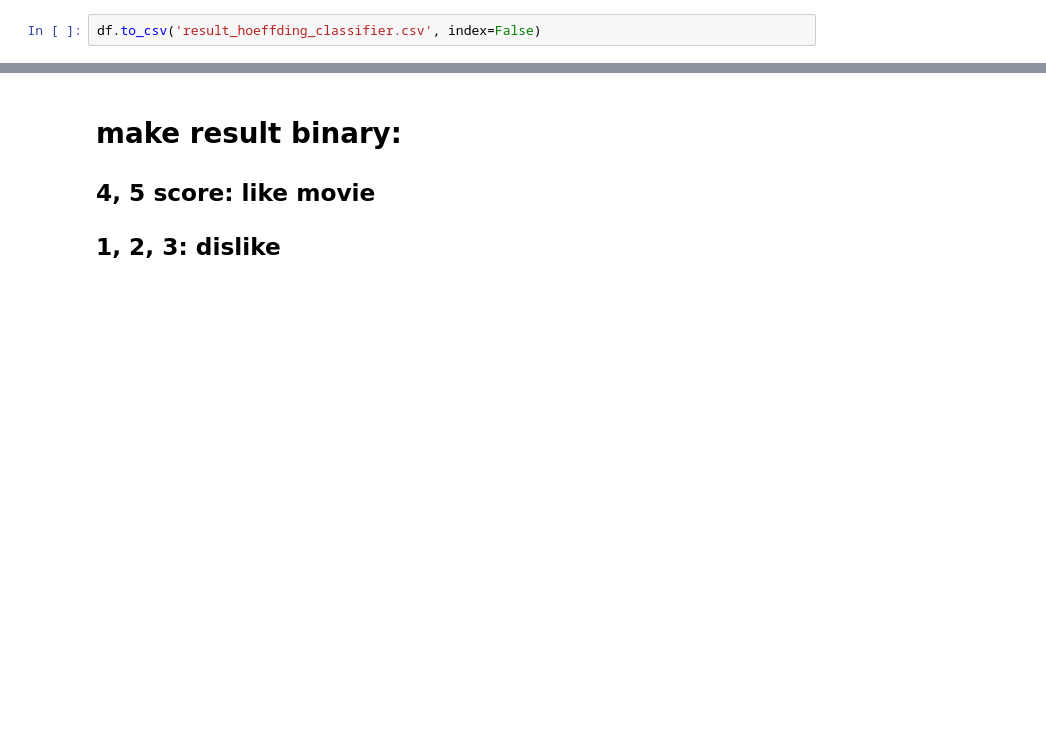
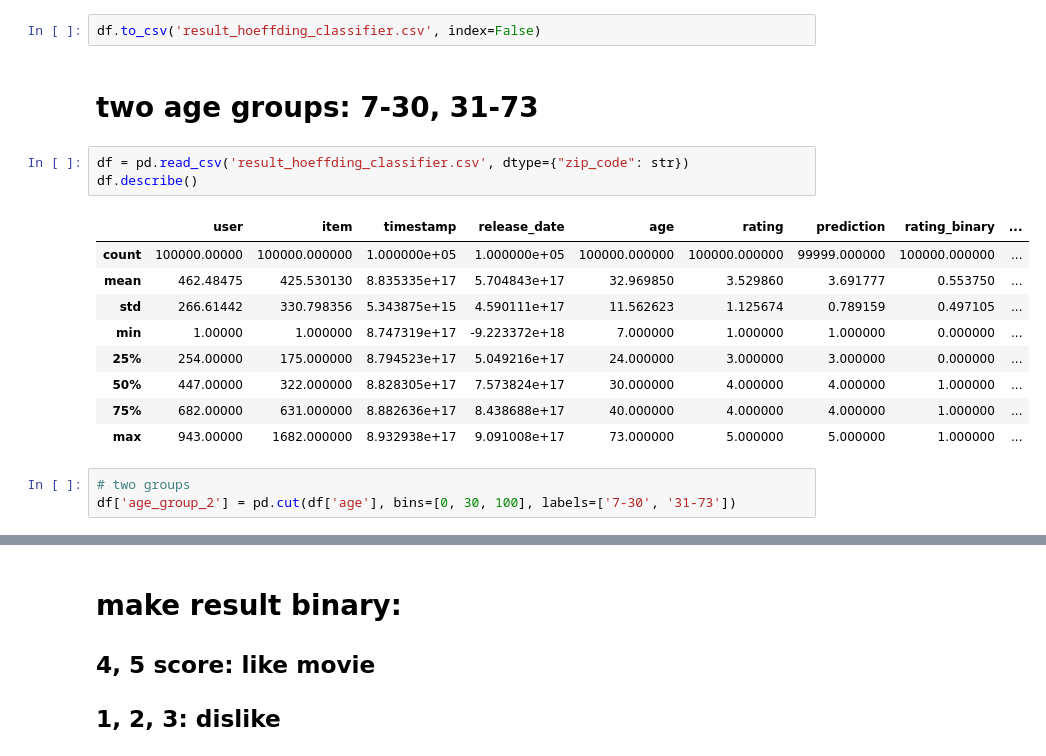
Before and after one commit to JinyangLi01/DFMonitor, a Jupyter notebook: experiments/movielens/river100K/river_movielens_preprocess_1.ipynb, the cells around one changed output, grey strips where cells are left out. Saved outputs shown, nothing was run; the diff lists cells and outputs as text; blank space fills up the shorter version.

```diff
--- a/experiments/movielens/river100K/river_movielens_preprocess_1.ipynb
+++ b/experiments/movielens/river100K/river_movielens_preprocess_1.ipynb
@@ -237,3 +419,21 @@ df.head()
 | 4 | 259 | 173 | 874732043000000000 | Princess Bride, The (1987) | 536457600000000000 | action, adventure, comedy, romance | 21.0 | M | student | 48823 | ... |
 # %%
 df.to_csv('result_hoeffding_classifier.csv', index=False)
+# %% [markdown]
+ # two age groups: 7-30, 31-73
+# %%
+df = pd.read_csv('result_hoeffding_classifier.csv', dtype={"zip_code": str})
+df.describe()
+# %% [output]
+|  | user | item | timestamp | release_date | age | rating | prediction | rating_binary | ... |
+| count | 100000.00000 | 100000.000000 | 1.000000e+05 | 1.000000e+05 | 100000.000000 | 100000.000000 | 99999.000000 | 100000.000000 | ... |
+| mean | 462.48475 | 425.530130 | 8.835335e+17 | 5.704843e+17 | 32.969850 | 3.529860 | 3.691777 | 0.553750 | ... |
+| std | 266.61442 | 330.798356 | 5.343875e+15 | 4.590111e+17 | 11.562623 | 1.125674 | 0.789159 | 0.497105 | ... |
+| min | 1.00000 | 1.000000 | 8.747319e+17 | -9.223372e+18 | 7.000000 | 1.000000 | 1.000000 | 0.000000 | ... |
+| 25% | 254.00000 | 175.000000 | 8.794523e+17 | 5.049216e+17 | 24.000000 | 3.000000 | 3.000000 | 0.000000 | ... |
+| 50% | 447.00000 | 322.000000 | 8.828305e+17 | 7.573824e+17 | 30.000000 | 4.000000 | 4.000000 | 1.000000 | ... |
+| 75% | 682.00000 | 631.000000 | 8.882636e+17 | 8.438688e+17 | 40.000000 | 4.000000 | 4.000000 | 1.000000 | ... |
+| max | 943.00000 | 1682.000000 | 8.932938e+17 | 9.091008e+17 | 73.000000 | 5.000000 | 5.000000 | 1.000000 | ... |
+# %%
+# two groups
+df['age_group_2'] = pd.cut(df['age'], bins=[0, 30, 100], labels=['7-30', '31-73'])
```
Also changed, not shown: parts of 24 cells of this notebook, 43 other files.
